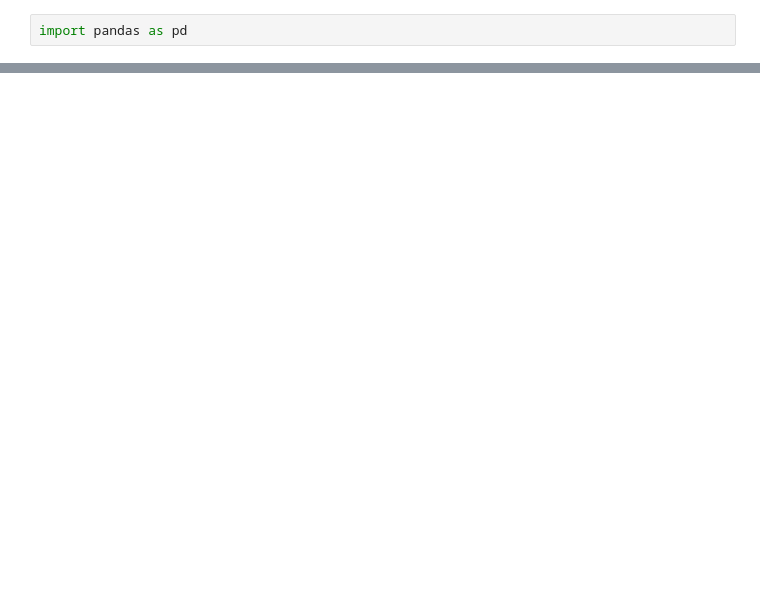
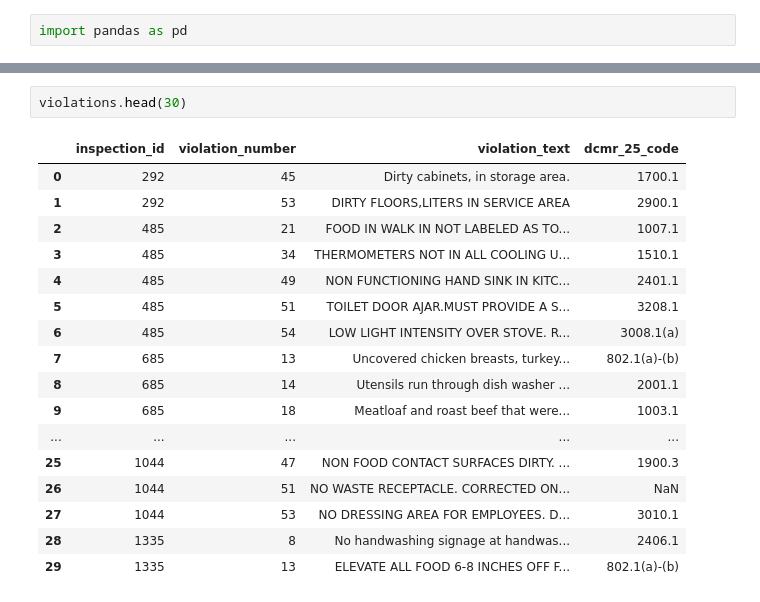
Before and after one commit to gregjd/dc_doh_hackathon, a Jupyter notebook: dc-restaurant-inspections.ipynb, the cells around one changed output, grey strips where cells are left out. Drawn from its saved outputs; the diff is of its cells as text; blank space fills up the shorter version.

```diff
--- a/dc-restaurant-inspections.ipynb
+++ b/dc-restaurant-inspections.ipynb
@@ -7,0 +72,20 @@ ParserError: Error tokenizing data. C error: Expected 2 fields in line 9, saw 3
+# %%
+violations.head(30)
+# %% [output]
+|  | inspection_id | violation_number | violation_text | dcmr_25_code |
+| 0 | 292 | 45 | Dirty cabinets, in storage area. | 1700.1 |
+| 1 | 292 | 53 | DIRTY FLOORS,LITERS IN SERVICE AREA | 2900.1 |
+| 2 | 485 | 21 | FOOD IN WALK IN NOT LABELED AS TO... | 1007.1 |
+| 3 | 485 | 34 | THERMOMETERS NOT IN ALL COOLING U... | 1510.1 |
+| 4 | 485 | 49 | NON FUNCTIONING HAND SINK IN KITC... | 2401.1 |
+| 5 | 485 | 51 | TOILET DOOR AJAR.MUST PROVIDE A S... | 3208.1 |
+| 6 | 485 | 54 | LOW LIGHT INTENSITY OVER STOVE. R... | 3008.1(a) |
+| 7 | 685 | 13 | Uncovered chicken breasts, turkey... | 802.1(a)-(b) |
+| 8 | 685 | 14 | Utensils run through dish washer ... | 2001.1 |
+| 9 | 685 | 18 | Meatloaf and roast beef that were... | 1003.1 |
+| ... | ... | ... | ... | ... |
+| 25 | 1044 | 47 | NON FOOD CONTACT SURFACES DIRTY. ... | 1900.3 |
+| 26 | 1044 | 51 | NO WASTE RECEPTACLE. CORRECTED ON... | NaN |
+| 27 | 1044 | 53 | NO DRESSING AREA FOR EMPLOYEES. D... | 3010.1 |
+| 28 | 1335 | 8 | No handwashing signage at handwas... | 2406.1 |
+| 29 | 1335 | 13 | ELEVATE ALL FOOD 6-8 INCHES OFF F... | 802.1(a)-(b) |
```
Also changed, not shown: parts of 16 cells of this notebook, 1 other file.
